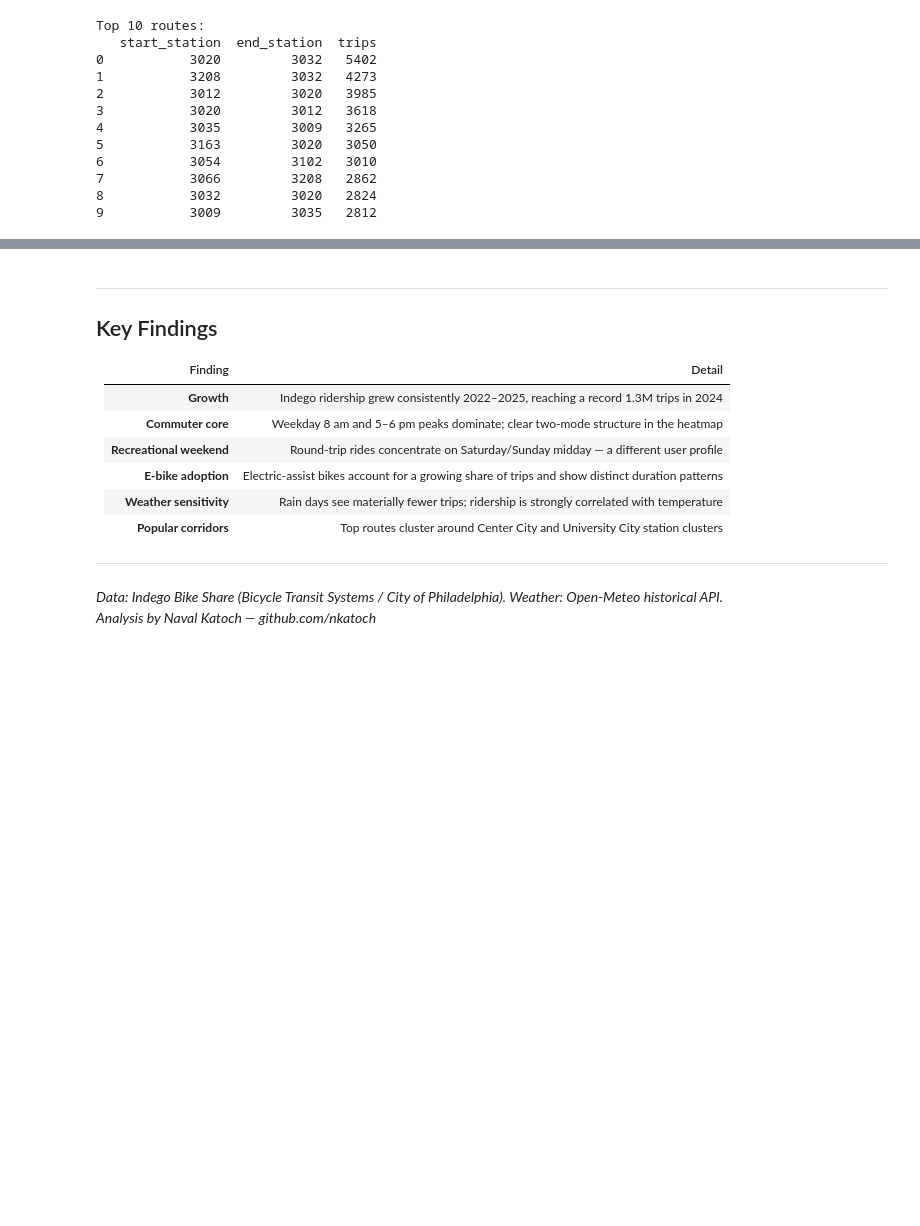
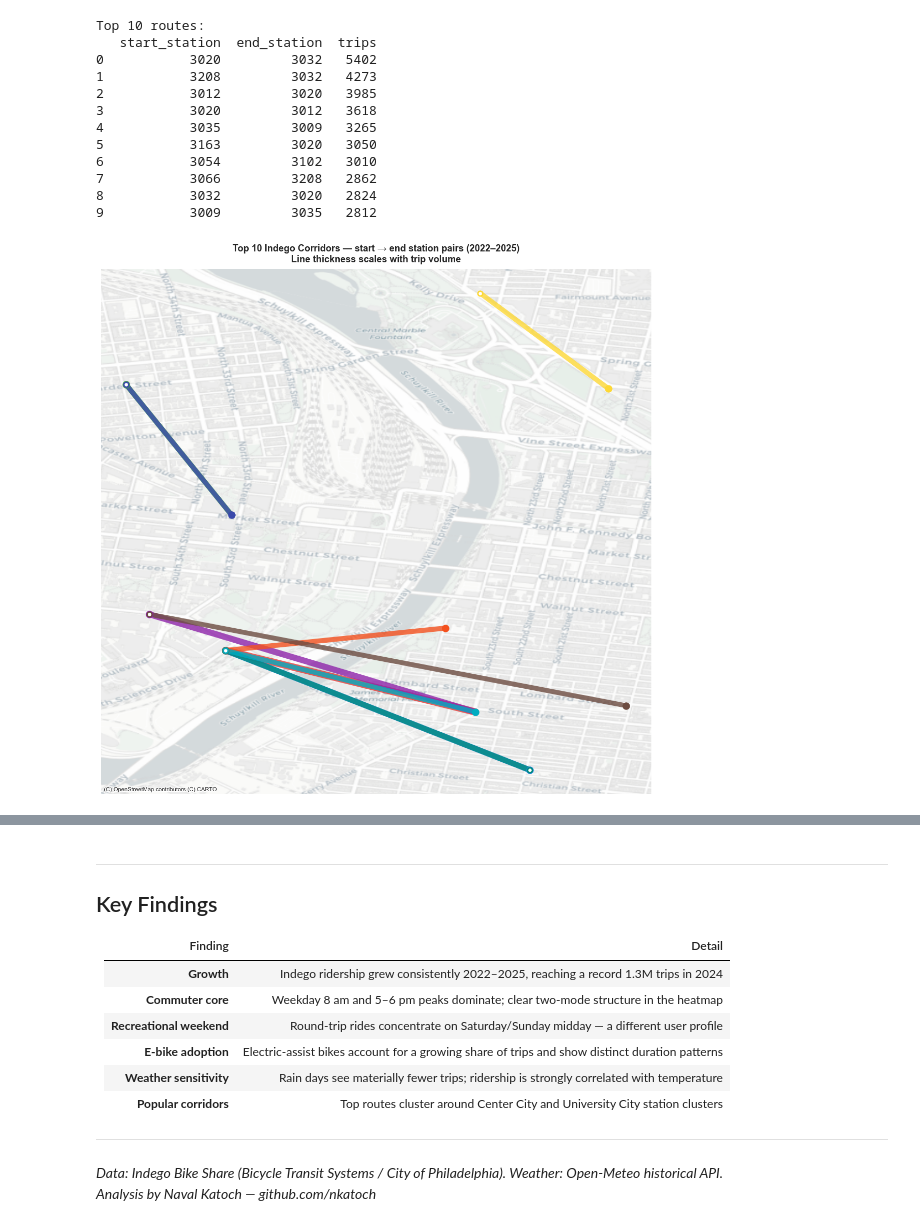
Before and after one commit to nkatoch/indego-philly-bikeshare, a Jupyter notebook: notebooks/01_descriptive_analytics.ipynb, the cells around one changed output, grey strips where cells are left out. Drawn from its saved outputs; the diff is of its cells as text; code cells hidden in the pictures; blank space fills up the shorter version.

```diff
--- a/notebooks/01_descriptive_analytics.ipynb
+++ b/notebooks/01_descriptive_analytics.ipynb
@@ -815,6 +836,20 @@ Top 10 routes:
 7           3066         3208   2862
 8           3032         3020   2824
 9           3009         3035   2812
+# %%
+# Static snapshot of the top-routes map — renders inline on GitHub
+# (GitHub strips the JavaScript in the interactive Folium map below).
+from static_maps import plot_routes_map
+
+ROUTE_COLORS = [
+    '#E53935', '#8E24AA', '#1E88E5', '#00897B', '#43A047',
+    '#F4511E', '#FDD835', '#6D4C41', '#00ACC1', '#3949AB'
+]
+
+fig, ax = plot_routes_map(top_routes, ROUTE_COLORS)
+plt.show()
+# %% [output]
+[figure, added]
 # %%
 ROUTE_COLORS = [
     '#E53935', '#8E24AA', '#1E88E5', '#00897B', '#43A047',
```
Also changed, not shown: parts of 3 cells of this notebook, 6 other files.
